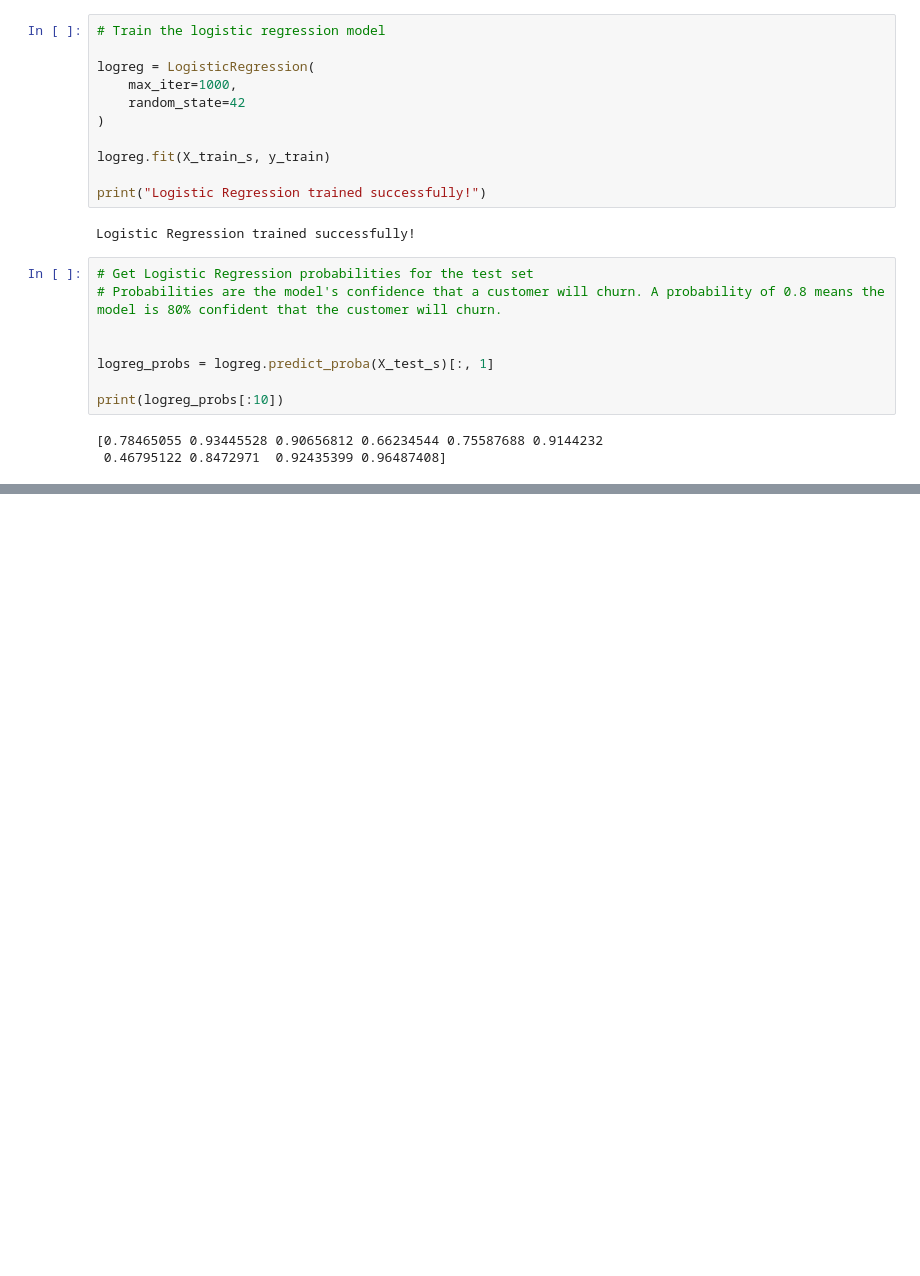
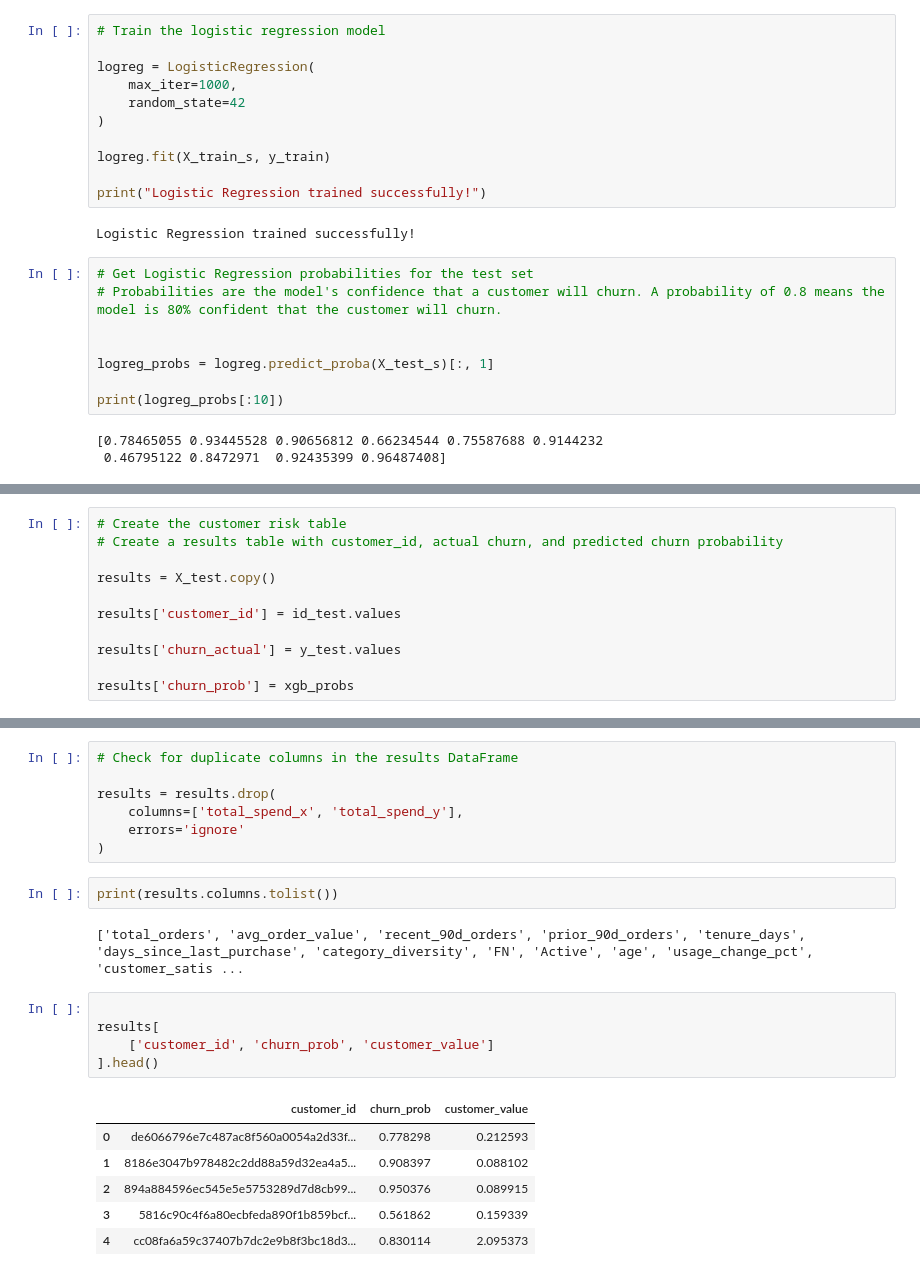
Before and after one commit to Pegu01/Customer-churn-intelligence, a Jupyter notebook: Notebooks/model_evaluation.ipynb, the cells around one changed output, grey strips where cells are left out. Saved outputs shown, nothing was run; the diff lists cells and outputs as text; blank space fills up the shorter version.

```diff
--- a/Notebooks/model_evaluation.ipynb
+++ b/Notebooks/model_evaluation.ipynb
@@ -208,0 +416,11 @@ print(logreg_probs[:10])
+# %%
+# Create the customer risk table
+# Create a results table with customer_id, actual churn, and predicted churn probability
+
+results = X_test.copy()
+
+results['customer_id'] = id_test.values
+
+results['churn_actual'] = y_test.values
+
+results['churn_prob'] = xgb_probs
@@ -208,0 +539,23 @@ print(logreg_probs[:10])
+# %%
+# Check for duplicate columns in the results DataFrame
+
+results = results.drop(
+    columns=['total_spend_x', 'total_spend_y'],
+    errors='ignore'
+)
+# %%
+print(results.columns.tolist())
+# %% [output]
+['total_orders', 'avg_order_value', 'recent_90d_orders', 'prior_90d_orders', 'tenure_days', 'days_since_last_purchase', 'category_diversity', 'FN', 'Active', 'age', 'usage_change_pct', 'customer_satis ...
+# %%
+
+results[
+    ['customer_id', 'churn_prob', 'customer_value']
+].head()
+# %% [output]
+|  | customer_id | churn_prob | customer_value |
+| 0 | de6066796e7c487ac8f560a0054a2d33f... | 0.778298 | 0.212593 |
+| 1 | 8186e3047b978482c2dd88a59d32ea4a5... | 0.908397 | 0.088102 |
+| 2 | 894a884596ec545e5e5753289d7d8cb99... | 0.950376 | 0.089915 |
+| 3 | 5816c90c4f6a80ecbfeda890f1b859bcf... | 0.561862 | 0.159339 |
+| 4 | cc08fa6a59c37407b7dc2e9b8f3bc18d3... | 0.830114 | 2.095373 |
```
Also changed, not shown: parts of 20 cells of this notebook, 1 other file.
